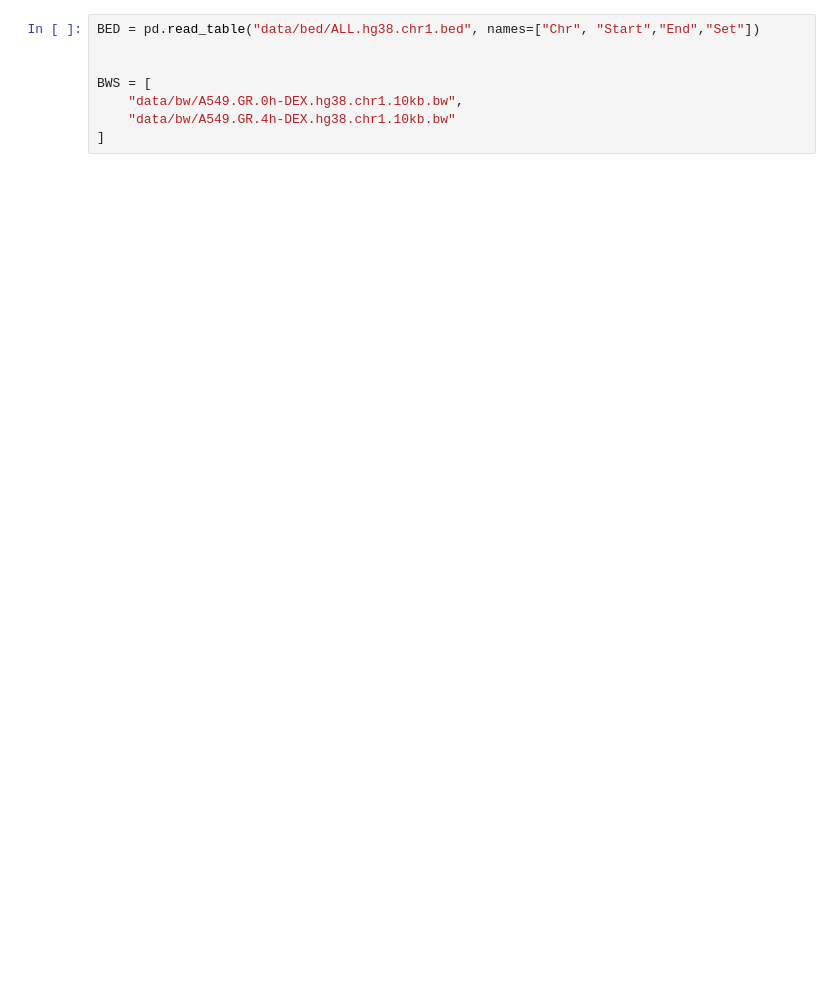
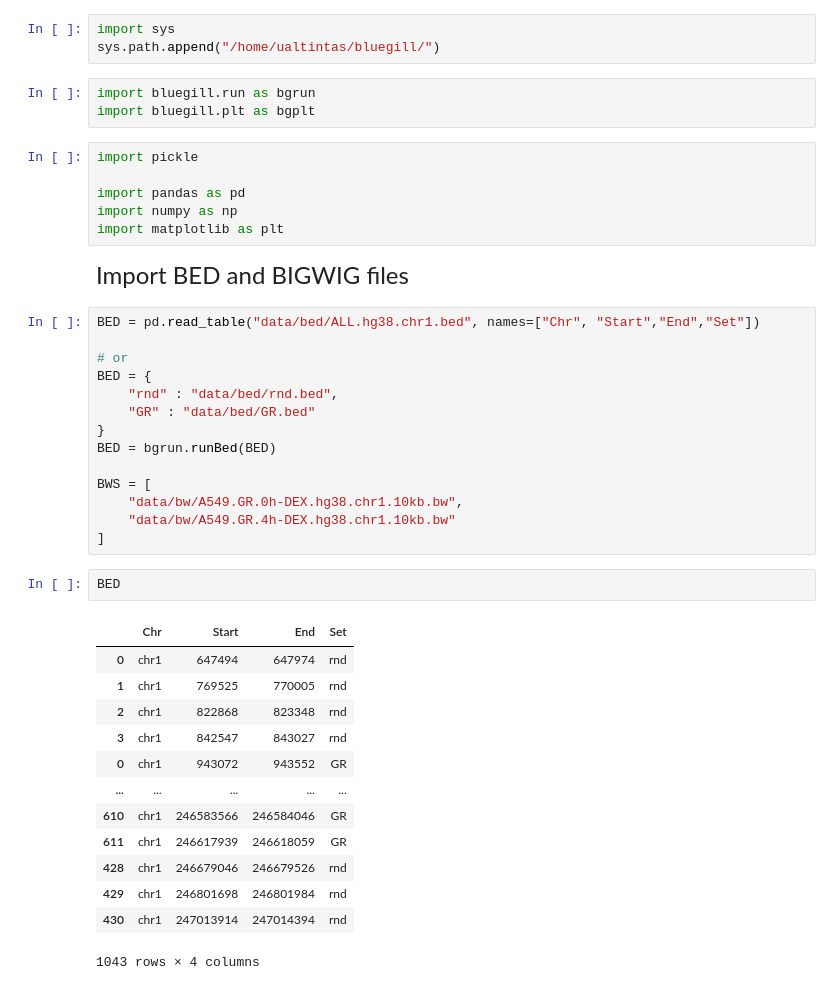
Before and after one commit to birkiy/bluegill, a Jupyter notebook: Example.ipynb, the cells around one changed output. Drawn from its saved outputs; the diff is of its cells as text; blank space fills up the shorter version.

```diff
--- a/Example.ipynb
+++ b/Example.ipynb
@@ -5,8 +24,44 @@ from genographs.heatmap.plotProfiles import *
+# %%
+import sys
+sys.path.append("/home/ualtintas/bluegill/")
+# %%
+import bluegill.run as bgrun
+import bluegill.plt as bgplt
+# %%
+import pickle
+
+import pandas as pd
+import numpy as np
+import matplotlib as plt
+# %% [markdown]
+<font size=5>Import BED and BIGWIG files</font>
 # %%
 BED = pd.read_table("data/bed/ALL.hg38.chr1.bed", names=["Chr", "Start","End","Set"])
 
+# or
+BED = {
+    "rnd" : "data/bed/rnd.bed",
+    "GR" : "data/bed/GR.bed"
+}
+BED = bgrun.runBed(BED)
 
 BWS = [
     "data/bw/A549.GR.0h-DEX.hg38.chr1.10kb.bw",
     "data/bw/A549.GR.4h-DEX.hg38.chr1.10kb.bw"
 ]
+# %%
+BED
+# %% [output]
+|  | Chr | Start | End | Set |
+| 0 | chr1 | 647494 | 647974 | rnd |
+| 1 | chr1 | 769525 | 770005 | rnd |
+| 2 | chr1 | 822868 | 823348 | rnd |
+| 3 | chr1 | 842547 | 843027 | rnd |
+| 0 | chr1 | 943072 | 943552 | GR |
+| ... | ... | ... | ... | ... |
+| 610 | chr1 | 246583566 | 246584046 | GR |
+| 611 | chr1 | 246617939 | 246618059 | GR |
+| 428 | chr1 | 246679046 | 246679526 | rnd |
+| 429 | chr1 | 246801698 | 246801984 | rnd |
+| 430 | chr1 | 247013914 | 247014394 | rnd |
+1043 rows × 4 columns
```
Also changed, not shown: parts of 16 cells of this notebook.
